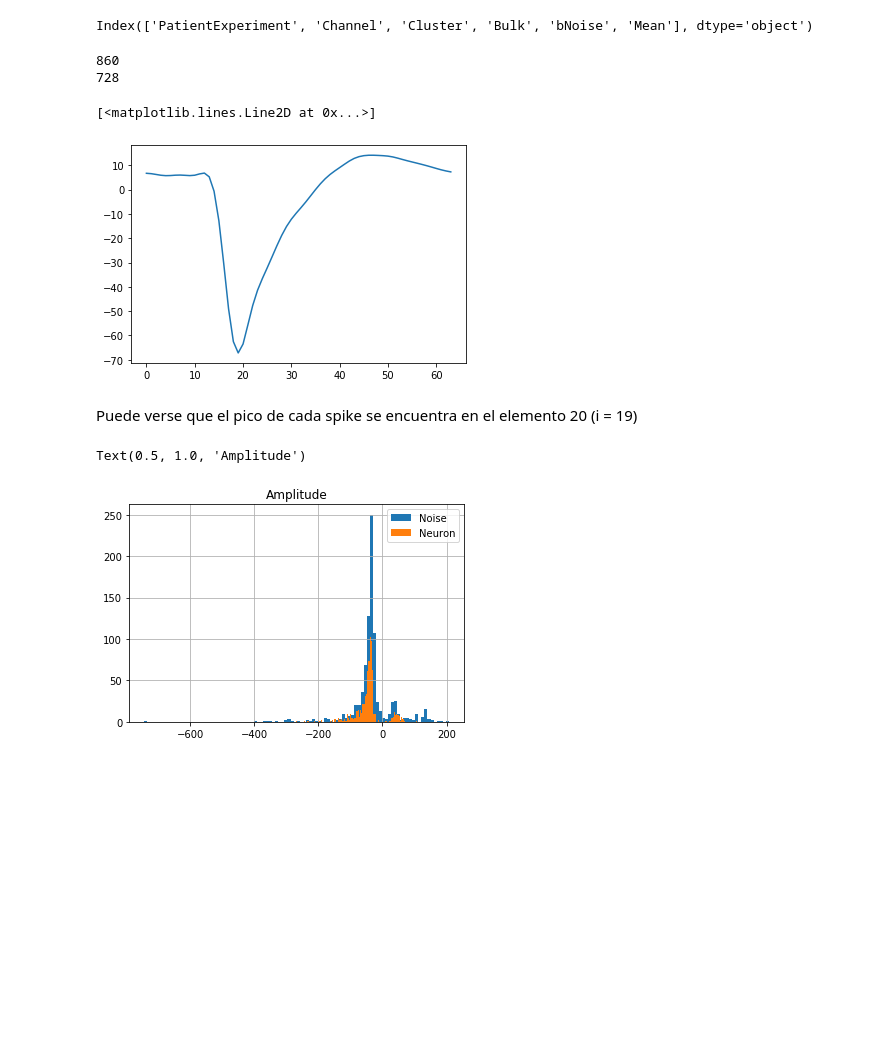
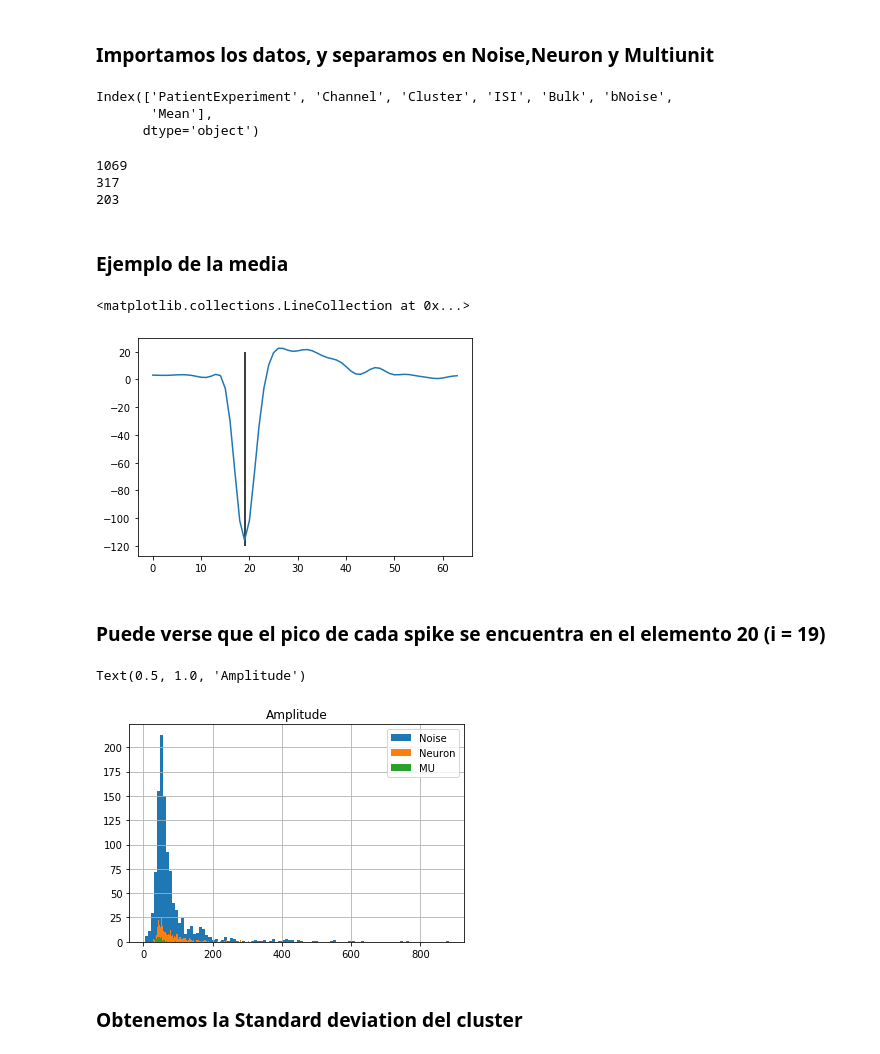
Before and after one commit to Naroloal/Noise-neuron-discriminator, a Jupyter notebook: Analisis_data_all_sessions_cleaned.ipynb, the cells around one changed output. Cells and saved outputs as stored; diff of their text form; code cells hidden in the pictures; blank space fills up the shorter version.

Commit message:
Sindy,Analisis,Clusterization

```diff
--- a/Analisis_data_all_sessions_cleaned.ipynb
+++ b/Analisis_data_all_sessions_cleaned.ipynb
@@ -2,40 +2,53 @@
 import pandas as pd
 import numpy as np
 import matplotlib.pyplot as plt
+# %% [markdown]
+### Importamos los datos, y separamos en Noise,Neuron y Multiunit
 # %%
-data = pd.read_pickle('Datos/Data_all_sessions_cleaned')
+data = pd.read_pickle('Datos/PCCIBNM')
 noise = data[data.bNoise == 1]
 neuron = data[data.bNoise == 0]
+MU = data[data.bNoise == 2]
 # %%
 data.columns
 # %% [output]
-Index(['PatientExperiment', 'Channel', 'Cluster', 'Bulk', 'bNoise', 'Mean'], dtype='object')
+Index(['PatientExperiment', 'Channel', 'Cluster', 'ISI', 'Bulk', 'bNoise',
+       'Mean'],
+      dtype='object')
 # %%
 print(len(noise))
 print(len(neuron))
+print(len(MU))
 # %% [output]
-860
-728
+1069
+317
+203
+# %% [markdown]
+### Ejemplo de la media
 # %%
 fig = plt.figure(1)
 ax = fig.subplots(1)
 x = neuron.Mean.iloc[10]
 ax.plot(np.arange(len(x)),x)
+plt.vlines(x = 19,ymin = -120,ymax = 20)
 # %% [output]
-[<matplotlib.lines.Line2D at 0x...>]
+<matplotlib.collections.LineCollection at 0x...>
-[figure, old version]
+[figure, new version]
 # %% [markdown]
-Puede verse que el pico de cada spike se encuentra en el elemento 20 (i = 19)
+### Puede verse que el pico de cada spike se encuentra en el elemento 20 (i = 19)
 # %%
-data['Amplitude'] = data.Mean.apply(lambda row: row[19])
+data['Amplitude'] = data.Mean.apply(lambda row: abs(min(row) - max(row)))
 # %%
 data.Amplitude[data.bNoise == 1].hist(bins = 100)
 data.Amplitude[data.bNoise == 0].hist(bins = 100)
-plt.legend(['Noise','Neuron'])
+data.Amplitude[data.bNoise == 2].hist(bins = 100)
+plt.legend(['Noise','Neuron','MU'])
 plt.title('Amplitude')
 # %% [output]
 Text(0.5, 1.0, 'Amplitude')
-[figure, old version]
+[figure, new version]
+# %% [markdown]
+### Obtenemos la Standard deviation del cluster
 # %%
 data['SD'] = data.Bulk.apply(lambda row: np.std(row,axis = 0))
 # %%
```
Also changed, not shown: parts of 19 cells of this notebook, 8 other files.
